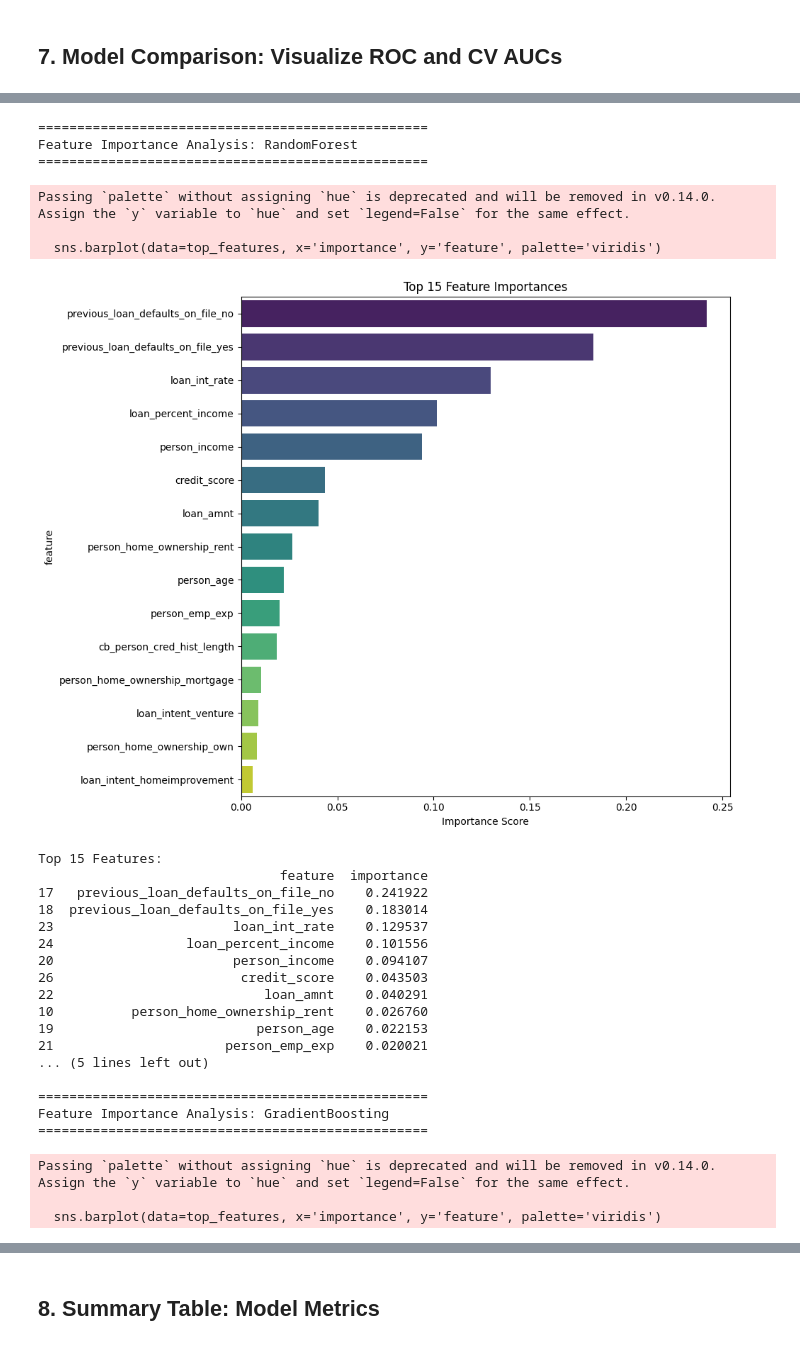
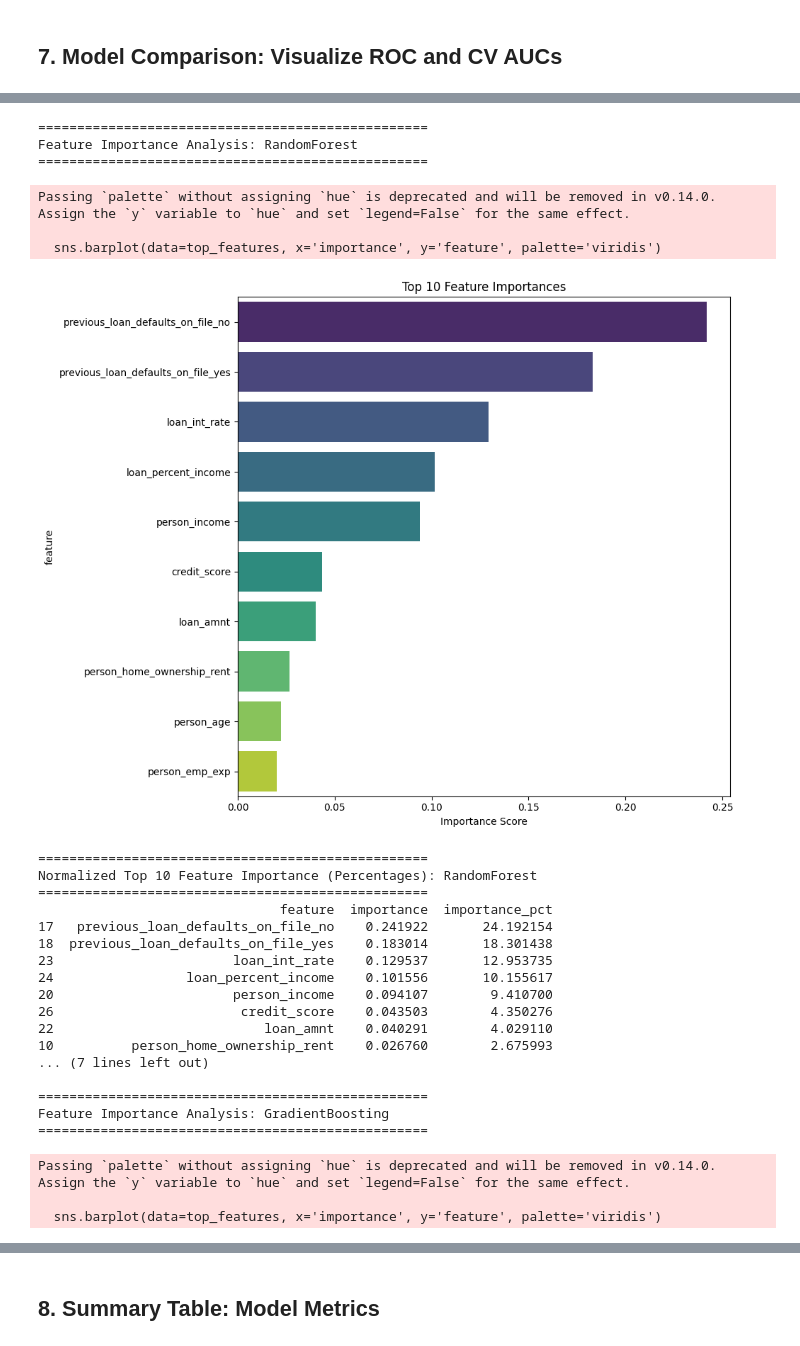
Before and after one commit to Hsotuhsa-S/Loan-Prediction-E2E-ML-Workflow, a Jupyter notebook: 01_modelTuningSelectionEvaluation.ipynb, the cells around one changed output, grey strips where cells are left out. Saved outputs shown, nothing was run; the diff lists cells and outputs as text; code cells hidden in the pictures.

```diff
--- a/01_modelTuningSelectionEvaluation.ipynb
+++ b/01_modelTuningSelectionEvaluation.ipynb
@@ -270,6 +274,24 @@ plt.ylabel("ROC-AUC (CV)")
 plt.title("Model ROC-AUC Resampling Distribution")
 plt.tight_layout()
 plt.show()
+
+# Calculate and display CV metric stability (standard deviation)
+for name, model in models.items():
+    if "results" in model and "cv_aucs" in model["results"]:
+        cv_aucs = model["results"]["cv_aucs"]
+        cv_std = np.std(cv_aucs)
+        cv_mean = np.mean(cv_aucs)
+
+        print(f"\n{'='*50}")
+        print(f"Cross-Validation Stability: {name}")
+        print(f"{'='*50}")
+        print(f"CV ROC-AUC: {cv_mean:.4f} ± {cv_std:.4f}")
+        print(f"CV Standard Deviation: {cv_std:.4f}")
+
+        if cv_std < 0.02:
+            print("✓ Model is stable (CV std < 0.02)")
+        else:
+            print("! Model stability could be improved (CV std ≥ 0.02)")
 # %% [output]
 [figure]
 [figure]
@@ -315,45 +350,66 @@ def analyze_feature_importance(model_dict: dict, feature_names: list, top_n: int
             plt.tight_layout()
             plt.show()
 
-            print(f"Top {min(top_n, len(importance_df))} Features:")
-            print(importance_df.head(top_n))
+        # Extract and display normalized feature importance as percentages
+        # print(f"Top {min(top_n, len(importance_df))} Features:")
+        # print(importance_df.head(top_n))
+
+        if "results" in models[model_name] and "feature_importance" in models[model_name]["results"]:
+            print(f"\n{'='*50}")
+            print(f"Normalized Top {top_n} Feature Importance (Percentages): {model_name}")
+            print(f"{'='*50}")
+
+            # Get feature importance and normalize to percentages
+            importance_df = models[model_name]["results"]["feature_importance"].copy()
+            importance_df['importance_pct'] = importance_df['importance'] * 100
+
+            # Display top 10 features with percentage values
+            top_features = importance_df.head(top_n)
+            print(top_features[['feature', 'importance', 'importance_pct']])
+            print("\nTop 3 predictors:")
+            for i, row in top_features.head(3).iterrows():
+                print(f"- {row['feature']}: {row['importance']:.2f} ({row['importance_pct']:.1f}%)")
+
 
     except Exception as e:
         print(f"Error analyzing feature importance: {str(e)}")
 # %%
 # Get feature names after preprocessing
 # Extract categorical feature names from one-hot encoder
 ohe_features = models[name]["grid"].best_estimator_.named_steps['preprocessor'].named_transformers_['cat'].named_steps['onehot'].get_feature_names_out(categorical_features)
 all_feature_names = list(ohe_features) + numeric_features
 
 # Analyze feature importance for both models
+# Extract and display normalized feature importance as percentages
 for model_name in models:
+
     if "grid" in models[model_name] and models[model_name]["grid"] is not None:
         print(f"\n{'='*50}")
         print(f"Feature Importance Analysis: {model_name}")
         print(f"{'='*50}")
-        analyze_feature_importance(models[model_name], all_feature_names, top_n=15)
+        analyze_feature_importance(models[model_name], all_feature_names, top_n=10)
+# Save the best model (Random Forest) for deployment
 # %% [output]
 ==================================================
 Feature Importance Analysis: RandomForest
 ==================================================
 Passing `palette` without assigning `hue` is deprecated and will be removed in v0.14.0. Assign the `y` variable to `hue` and set `legend=False` for the same effect.
 
   sns.barplot(data=top_features, x='importance', y='feature', palette='viridis')
-[figure, old version]
+[figure, new version]
-Top 15 Features:
-                               feature  importance
-17   previous_loan_defaults_on_file_no    0.241922
-18  previous_loan_defaults_on_file_yes    0.183014
-23                       loan_int_rate    0.129537
-24                 loan_percent_income    0.101556
-20                       person_income    0.094107
-26                        credit_score    0.043503
-22                           loan_amnt    0.040291
-10          person_home_ownership_rent    0.026760
-19                          person_age    0.022153
-21                      person_emp_exp    0.020021
-... (5 lines left out)
+==================================================
+Normalized Top 10 Feature Importance (Percentages): RandomForest
+==================================================
+                               feature  importance  importance_pct
+17   previous_loan_defaults_on_file_no    0.241922       24.192154
+18  previous_loan_defaults_on_file_yes    0.183014       18.301438
+23                       loan_int_rate    0.129537       12.953735
+24                 loan_percent_income    0.101556       10.155617
+20                       person_income    0.094107        9.410700
+26                        credit_score    0.043503        4.350276
+22                           loan_amnt    0.040291        4.029110
+10          person_home_ownership_rent    0.026760        2.675993
+... (7 lines left out)
 
 ==================================================
 Feature Importance Analysis: GradientBoosting
```
Also changed, not shown: parts of 3 cells of this notebook, 2 other files.
